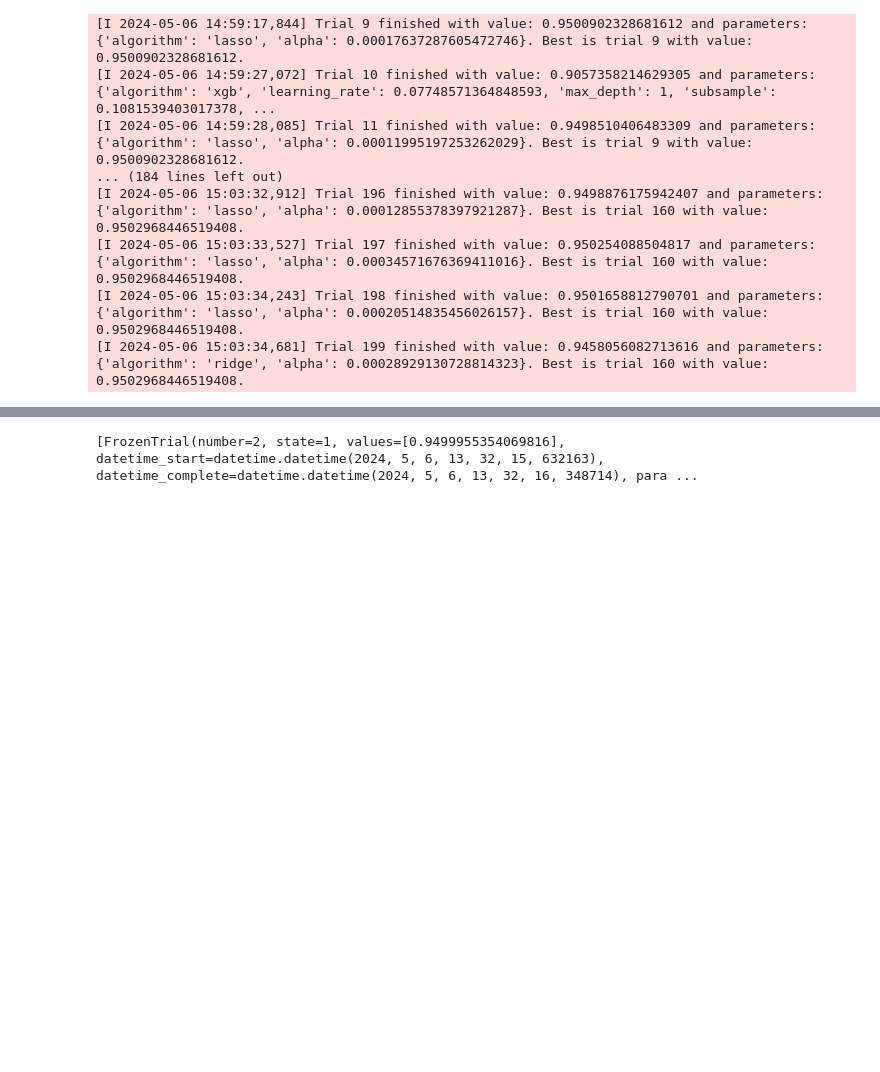
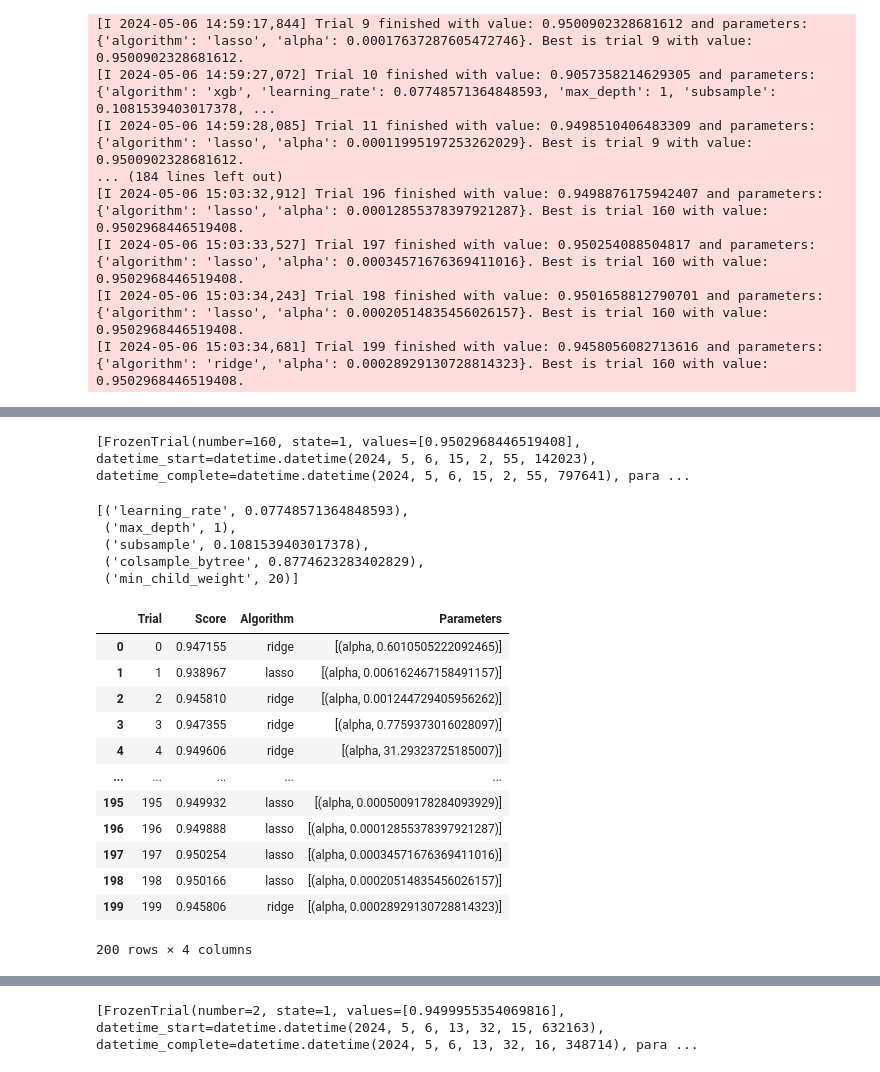
Before and after one commit to Na-ta-lie/Ames-Price-Prediction, a Jupyter notebook: Optuna_part2.ipynb, the cells around one changed output, grey strips where cells are left out. Cells and saved outputs as stored; diff of their text form; code cells hidden in the pictures; blank space fills up the shorter version.

Commit message:
sod 5-8 optuna script and visualizing results

```diff
--- a/Optuna_part2.ipynb
+++ b/Optuna_part2.ipynb
@@ -263,0 +236,49 @@ study.best_trials
+# %%
+study.best_trials
+# %% [output]
+[FrozenTrial(number=160, state=1, values=[0.9502968446519408], datetime_start=datetime.datetime(2024, 5, 6, 15, 2, 55, 142023), datetime_complete=datetime.datetime(2024, 5, 6, 15, 2, 55, 797641), para ...
+# %%
+list(study.get_trials()[10].params.items())[1:]
+# %% [output]
+[('learning_rate', 0.07748571364848593),
+ ('max_depth', 1),
+ ('subsample', 0.1081539403017378),
+ ('colsample_bytree', 0.8774623283402829),
+ ('min_child_weight', 20)]
+# %%
+trial_number = []
+score = []
+algorithm = []
+parameters = []
+optuna = {}
+trials = range(200)
+
+for trial in trials:
+    trial_number.append(study.get_trials()[trial].number)
+    score.append(study.get_trials()[trial].value)
+    algorithm.append(study.get_trials()[trial].params['algorithm'])
+    parameters.append(list(study.get_trials()[trial].params.items())[1:])
+
+optuna['Trial'] = trial_number
+optuna['Score'] = score
+optuna['Algorithm'] = algorithm
+optuna['Parameters'] = parameters
+
+
+df_optuna = pd.DataFrame.from_dict(optuna)
+# %%
+df_optuna
+# %% [output]
+|  | Trial | Score | Algorithm | Parameters |
+| 0 | 0 | 0.947155 | ridge | [(alpha, 0.6010505222092465)] |
+| 1 | 1 | 0.938967 | lasso | [(alpha, 0.006162467158491157)] |
+| 2 | 2 | 0.945810 | ridge | [(alpha, 0.001244729405956262)] |
+| 3 | 3 | 0.947355 | ridge | [(alpha, 0.7759373016028097)] |
+| 4 | 4 | 0.949606 | ridge | [(alpha, 31.29323725185007)] |
+| ... | ... | ... | ... | ... |
+| 195 | 195 | 0.949932 | lasso | [(alpha, 0.0005009178284093929)] |
+| 196 | 196 | 0.949888 | lasso | [(alpha, 0.00012855378397921287)] |
+| 197 | 197 | 0.950254 | lasso | [(alpha, 0.00034571676369411016)] |
+| 198 | 198 | 0.950166 | lasso | [(alpha, 0.00020514835456026157)] |
+| 199 | 199 | 0.945806 | ridge | [(alpha, 0.00028929130728814323)] |
+200 rows × 4 columns
```
Also changed, not shown: parts of 22 cells of this notebook, 3 other files.
